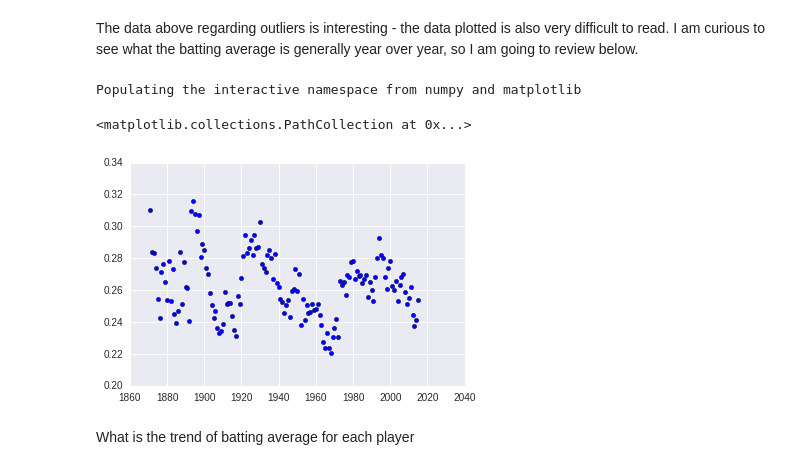
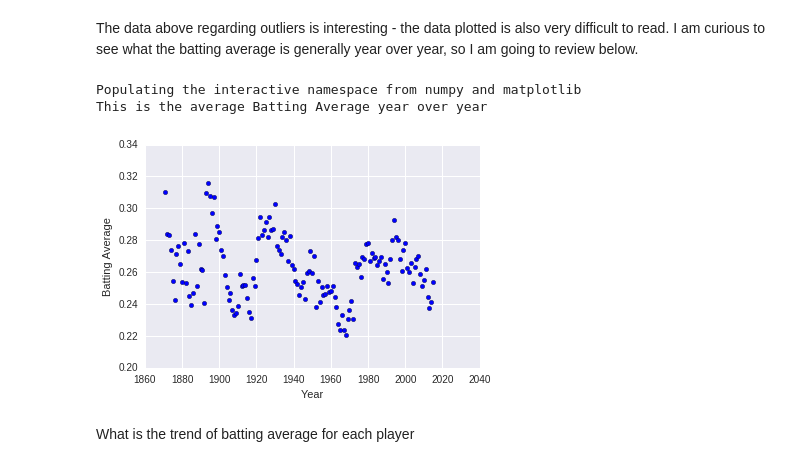
Before and after one commit to adam-carney/Data_Analysis_nanodegree, a Jupyter notebook: Data_Analysis_Nanodegree-Project_2.ipynb, the cells around one changed output. Cells and saved outputs as stored; diff of their text form; code cells hidden in the pictures.

```diff
--- a/Data_Analysis_Nanodegree-Project_2.ipynb
+++ b/Data_Analysis_Nanodegree-Project_2.ipynb
@@ -249,11 +284,16 @@ The data above regarding outliers is interesting - the data plotted is also very
 # %%
 #Now, to answer my first few questions I will plot some information on batting average
 %pylab inline
-plt.scatter(season_batting_averages_by_year_df['yearID'],season_batting_averages_by_year_df['BATTING_AVERAGE'])
+plt.scatter(season_batting_averages_by_year_df['yearID']
+            ,season_batting_averages_by_year_df['BATTING_AVERAGE'])
+ylabel('Batting Average')
+xlabel('Year')
+
+print "This is the average Batting Average year over year"
 # %% [output]
 Populating the interactive namespace from numpy and matplotlib
+This is the average Batting Average year over year
-<matplotlib.collections.PathCollection at 0x...>
-[figure, old version]
+[figure, new version]
 # %% [markdown]
 What is the trend of batting average for each player
 # %%
```
Also changed, not shown: parts of 9 cells of this notebook, 1 other file.
